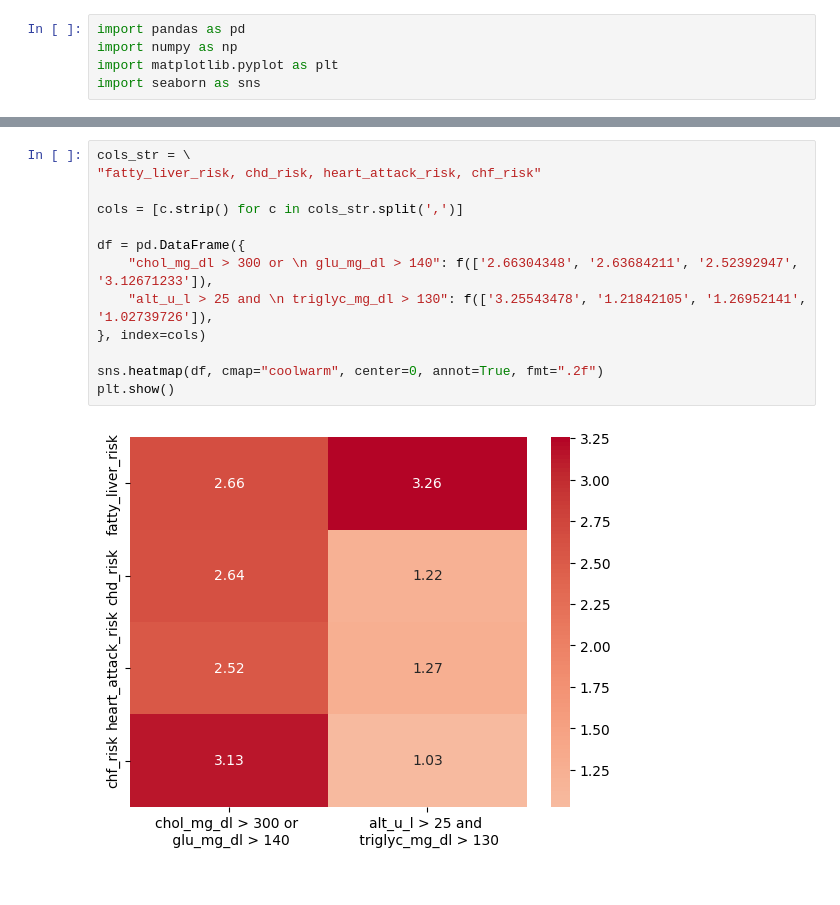
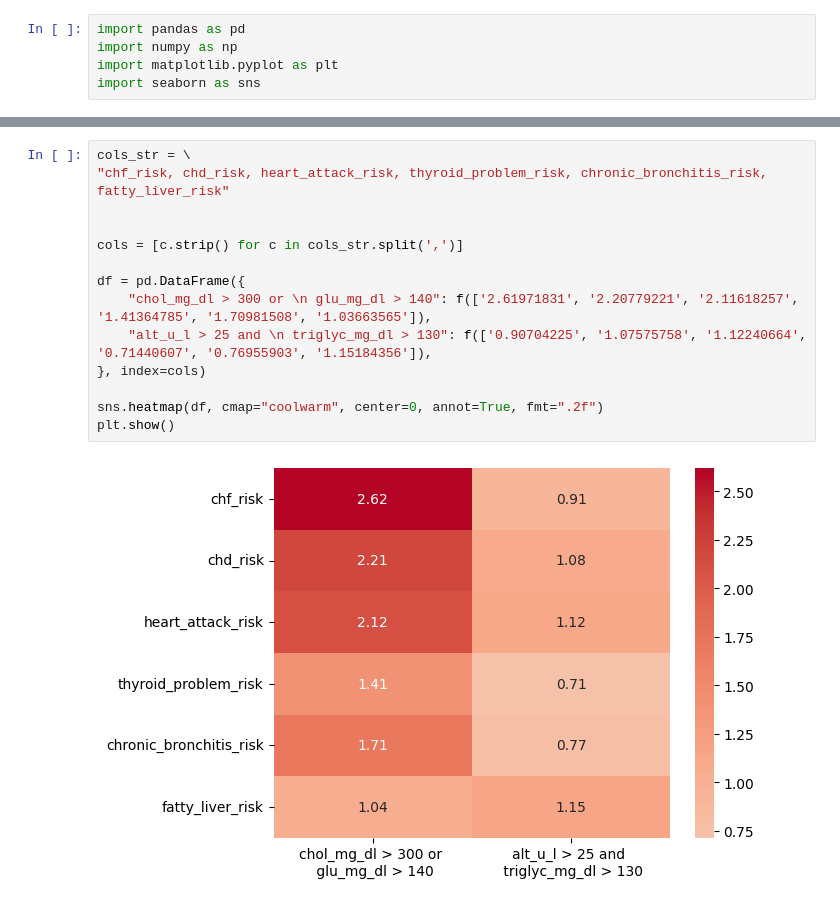
Before and after one commit to zda58/conv, a Jupyter notebook: plot.ipynb, the cells around one changed output, grey strips where cells are left out. Cells and saved outputs as stored; diff of their text form.

```diff
--- a/plot.ipynb
+++ b/plot.ipynb
@@ -30,15 +31,16 @@ plt.show()
 # %%
 cols_str = \
-"fatty_liver_risk, chd_risk, heart_attack_risk, chf_risk"
+"chf_risk, chd_risk, heart_attack_risk, thyroid_problem_risk, chronic_bronchitis_risk, fatty_liver_risk"
+
 
 cols = [c.strip() for c in cols_str.split(',')]
 
 df = pd.DataFrame({
-    "chol_mg_dl > 300 or \n glu_mg_dl > 140": f(['2.66304348', '2.63684211', '2.52392947', '3.12671233']),
-    "alt_u_l > 25 and \n triglyc_mg_dl > 130": f(['3.25543478', '1.21842105', '1.26952141', '1.02739726']),
+    "chol_mg_dl > 300 or \n glu_mg_dl > 140": f(['2.61971831', '2.20779221', '2.11618257', '1.41364785', '1.70981508', '1.03663565']),
+    "alt_u_l > 25 and \n triglyc_mg_dl > 130": f(['0.90704225', '1.07575758', '1.12240664', '0.71440607', '0.76955903', '1.15184356']),
 }, index=cols)
 
 sns.heatmap(df, cmap="coolwarm", center=0, annot=True, fmt=".2f")
 plt.show()
 # %% [output]
-[figure, old version]
+[figure, new version]
```
Also changed, not shown: parts of 3 cells of this notebook, 1 other file.
